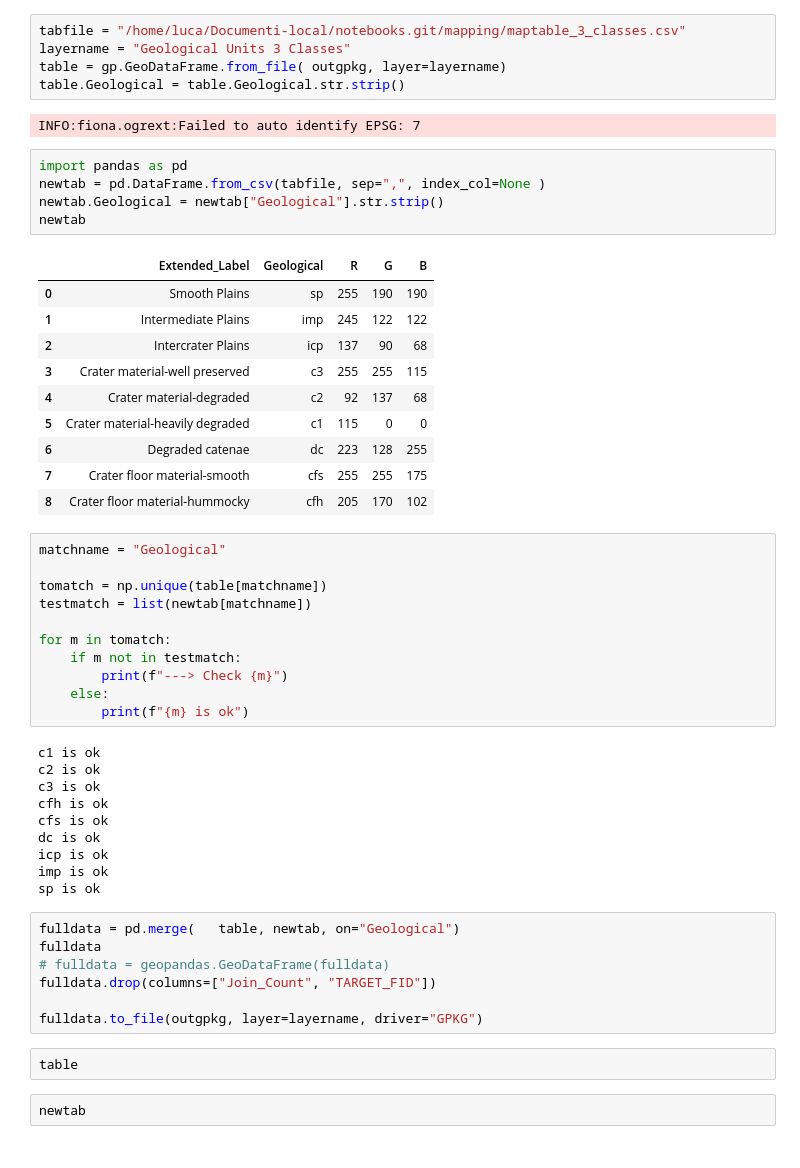
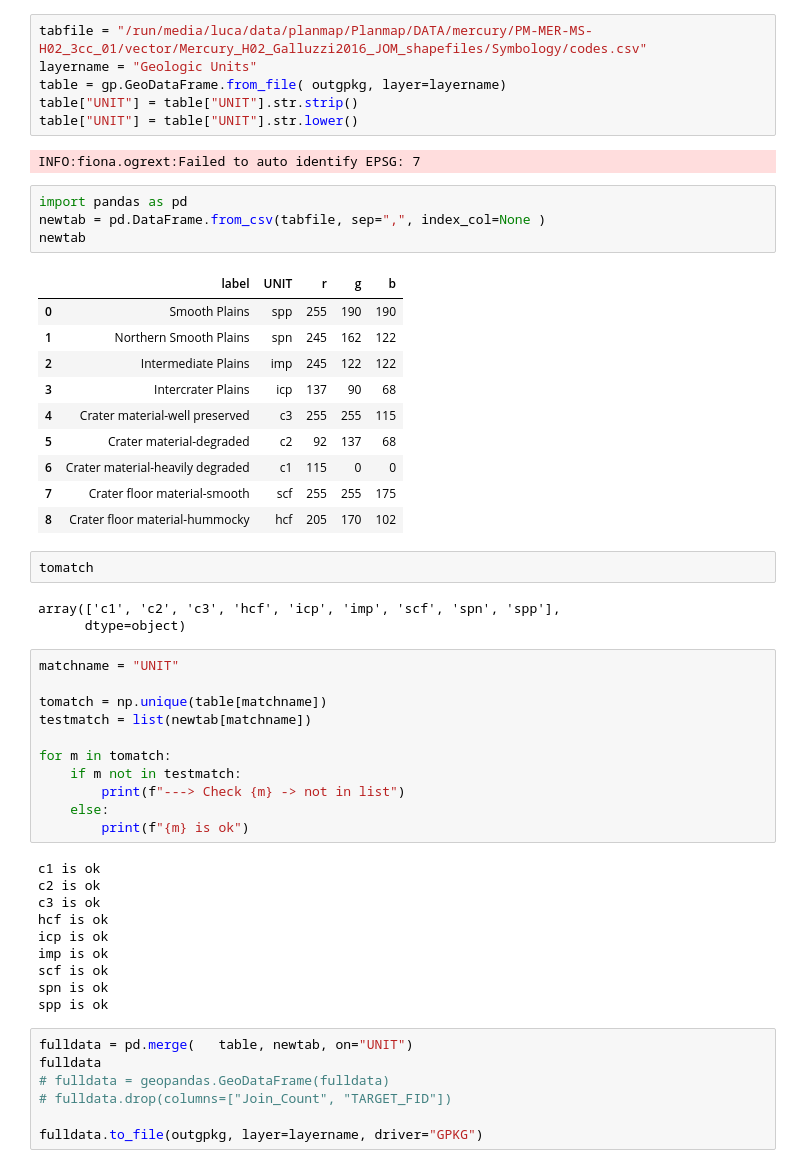
Before and after one commit to planmap-eu/planmap-notebooks-code, a Jupyter notebook: mapping_utils/notebooks/PackGeopackageOnlyShapefiles.ipynb, the cells around one changed output. Saved outputs shown, nothing was run; the diff lists cells and outputs as text.

```diff
--- a/mapping_utils/notebooks/PackGeopackage.ipynb
+++ b/mapping_utils/notebooks/PackGeopackageOnlyShapefiles.ipynb
@@ -193,55 +163,56 @@ INFO:root:saving Geological Units 3 Classes
 # %%
-tabfile = "/home/luca/Documenti-local/notebooks.git/mapping/maptable_3_classes.csv"
-layername = "Geological Units 3 Classes"
+tabfile = "/run/media/luca/data/planmap/Planmap/DATA/mercury/PM-MER-MS-H02_3cc_01/vector/Mercury_H02_Galluzzi2016_JOM_shapefiles/Symbology/codes.csv"
+layername = "Geologic Units"
 table = gp.GeoDataFrame.from_file( outgpkg, layer=layername)
-table.Geological = table.Geological.str.strip()
+table["UNIT"] = table["UNIT"].str.strip()
+table["UNIT"] = table["UNIT"].str.lower()
 # %% [output]
 INFO:fiona.ogrext:Failed to auto identify EPSG: 7
 # %%
 import pandas as pd
 newtab = pd.DataFrame.from_csv(tabfile, sep=",", index_col=None )
-newtab.Geological = newtab["Geological"].str.strip()
 newtab
 # %% [output]
-|  | Extended_Label | Geological | R | G | B |
-| 0 | Smooth Plains | sp | 255 | 190 | 190 |
-| 1 | Intermediate Plains | imp | 245 | 122 | 122 |
-| 2 | Intercrater Plains | icp | 137 | 90 | 68 |
-| 3 | Crater material-well preserved | c3 | 255 | 255 | 115 |
-| 4 | Crater material-degraded | c2 | 92 | 137 | 68 |
-| 5 | Crater material-heavily degraded | c1 | 115 | 0 | 0 |
-| 6 | Degraded catenae | dc | 223 | 128 | 255 |
-| 7 | Crater floor material-smooth | cfs | 255 | 255 | 175 |
-| 8 | Crater floor material-hummocky | cfh | 205 | 170 | 102 |
+|  | label | UNIT | r | g | b |
+| 0 | Smooth Plains | spp | 255 | 190 | 190 |
+| 1 | Northern Smooth Plains | spn | 245 | 162 | 122 |
+| 2 | Intermediate Plains | imp | 245 | 122 | 122 |
+| 3 | Intercrater Plains | icp | 137 | 90 | 68 |
+| 4 | Crater material-well preserved | c3 | 255 | 255 | 115 |
+| 5 | Crater material-degraded | c2 | 92 | 137 | 68 |
+| 6 | Crater material-heavily degraded | c1 | 115 | 0 | 0 |
+| 7 | Crater floor material-smooth | scf | 255 | 255 | 175 |
+| 8 | Crater floor material-hummocky | hcf | 205 | 170 | 102 |
+# %%
+tomatch
+# %% [output]
+array(['c1', 'c2', 'c3', 'hcf', 'icp', 'imp', 'scf', 'spn', 'spp'],
+      dtype=object)
 # %%
-matchname = "Geological"
+matchname = "UNIT"
 
 tomatch = np.unique(table[matchname])
 testmatch = list(newtab[matchname])
 
 for m in tomatch:
     if m not in testmatch:
-        print(f"---> Check {m}")
+        print(f"---> Check {m} -> not in list")
     else:
         print(f"{m} is ok")
 # %% [output]
 c1 is ok
 c2 is ok
 c3 is ok
-cfh is ok
-cfs is ok
-dc is ok
+hcf is ok
 icp is ok
 imp is ok
-sp is ok
+scf is ok
+spn is ok
+spp is ok
 # %%
-fulldata = pd.merge(   table, newtab, on="Geological")
+fulldata = pd.merge(   table, newtab, on="UNIT")
 fulldata
 # fulldata = geopandas.GeoDataFrame(fulldata)
-fulldata.drop(columns=["Join_Count", "TARGET_FID"])
+# fulldata.drop(columns=["Join_Count", "TARGET_FID"])
 
 fulldata.to_file(outgpkg, layer=layername, driver="GPKG")
-# %%
-table
-# %%
-newtab
```
Also changed, not shown: parts of 18 cells of this notebook, 7 other files.
